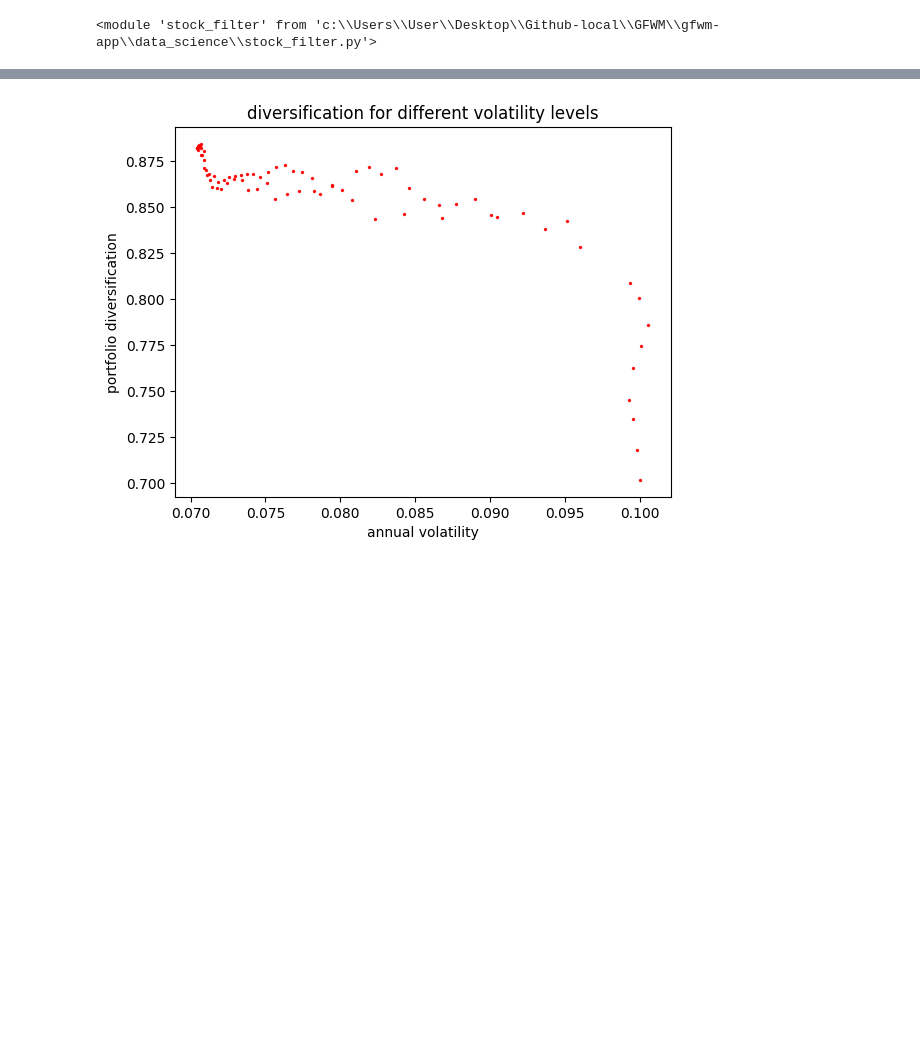
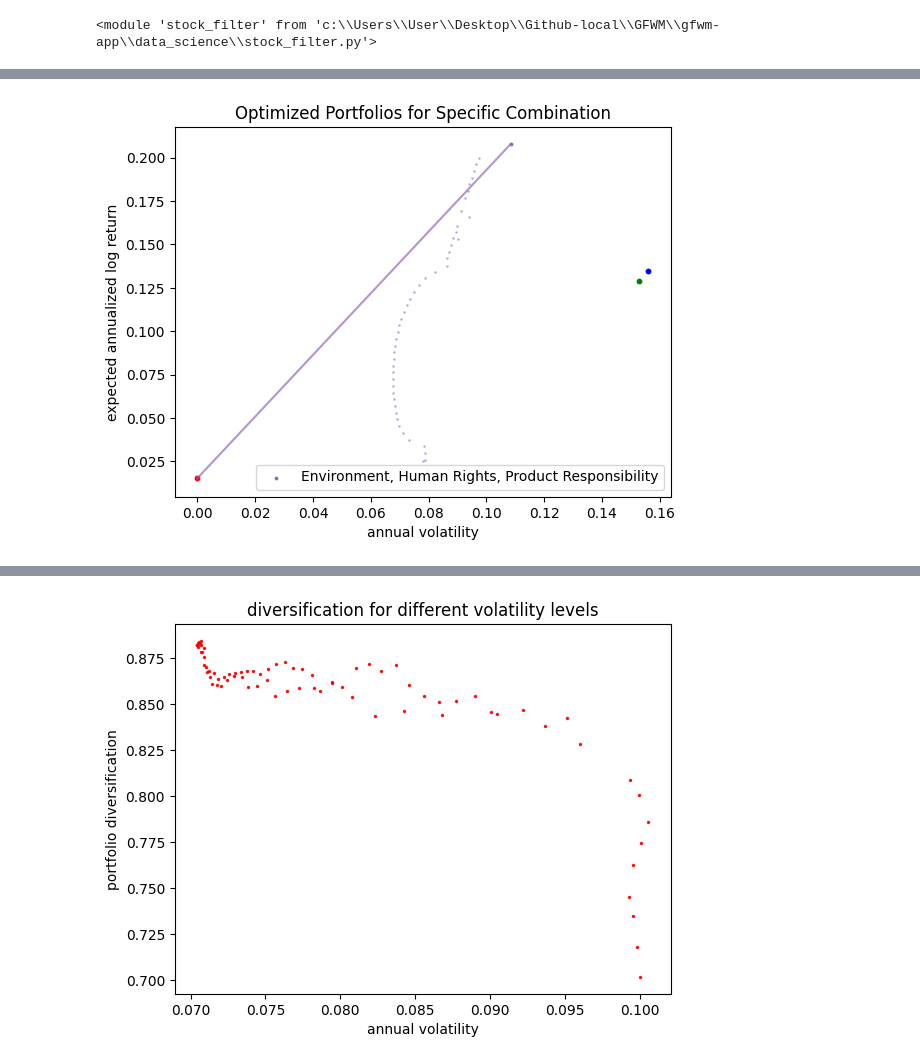
Before and after one commit to Green-Future-Wealth-Management-MQP-2024/GFWM, a Jupyter notebook: gfwm-app/data_science/quant/markowitz_plots.ipynb, the cells around one changed output, grey strips where cells are left out. Drawn from its saved outputs; the diff is of its cells as text; code cells hidden in the pictures; blank space fills up the shorter version.

```diff
--- a/gfwm-app/data_science/quant/markowitz_plots.ipynb
+++ b/gfwm-app/data_science/quant/markowitz_plots.ipynb
@@ -270,0 +346,56 @@ plt.show()
+# %%
+'''
+story part 3:
+focus on just one combination of factors
+'''
+
+fig4 = plt.figure()
+
+specific_combination = ('environment', 'human_rights', 'product_responsibility')
+
+idx = combinations.index(specific_combination)
+
+#results format: (combination, (volatilities, results))
+returns = markowitz_results[idx][1][1]
+volatilities = markowitz_results[idx][1][0]
+
+(tangent_return, tangent_volatility) = tangent_portfolio(returns, volatilities)
+
+color = colors[idx]
+
+if(2 <= len(specific_combination) <= 3):
+    label = ", ".join(word.replace("_", " ").title() for word in specific_combination)
+else:
+    label = specific_combination.title()
+
+
+plt.scatter(tangent_volatility, tangent_return, s=3, color=color, alpha=1, label=label)
+plt.scatter(volatilities, returns, s=1, color = color, alpha = 0.4)
+
+y = np.linspace(start=annual_risk_free_rate, stop = tangent_return, num = 100)
+
+plt.plot([tangent_line(yi, tangent_return, tangent_volatility) for yi in y], y, color = color, alpha = 0.7)
+
+#plt.plot([sp_best_fit(yi) for yi in y], y, color = 'blue', alpha = 0.35)
+
+plt.scatter(0, annual_risk_free_rate, s=10, color='red')
+plt.scatter(SP500_annual_volatility, SP500_annual_return, s=10, color='blue')
+plt.scatter(SPESG_annual_volatility, SPESG_annual_return, s=10, color='green')
+
+plt.xlabel('annual volatility')
+plt.ylabel('expected annualized log return')
+
+plt.title(f"Optimized Portfolios for Specific Combination")
+plt.legend()
+plt.show()
+
+#show equal weighting sp500 benchmark
+#comparisons for dashboard:
+
+#equal weighted using esg factors
+#market weighted SP
+#equal weighted sp
+
+#easier to implement equal weight trade vs market cap
+# %% [output]
+[figure, added]
```
Also changed, not shown: parts of 8 cells of this notebook, 1 other file.
